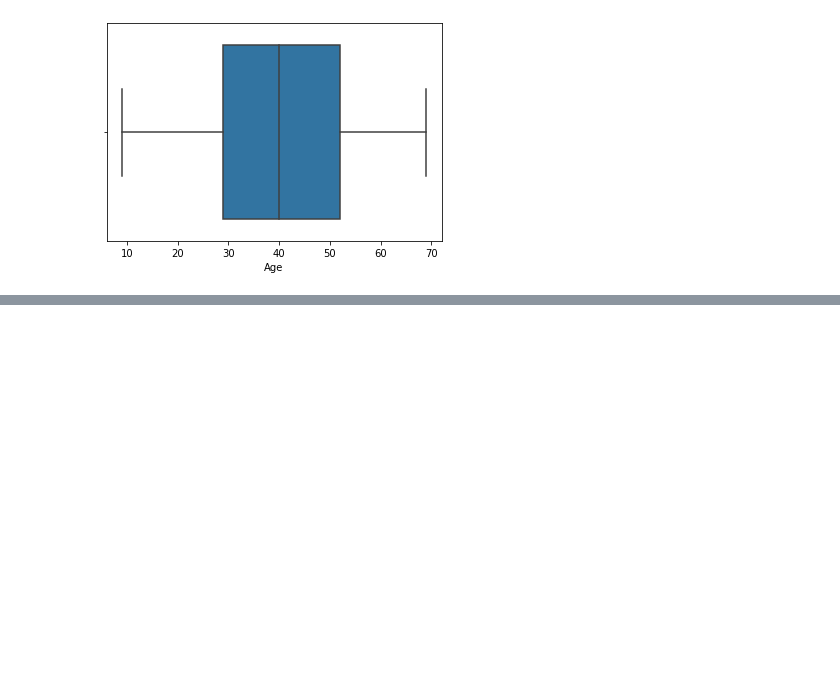
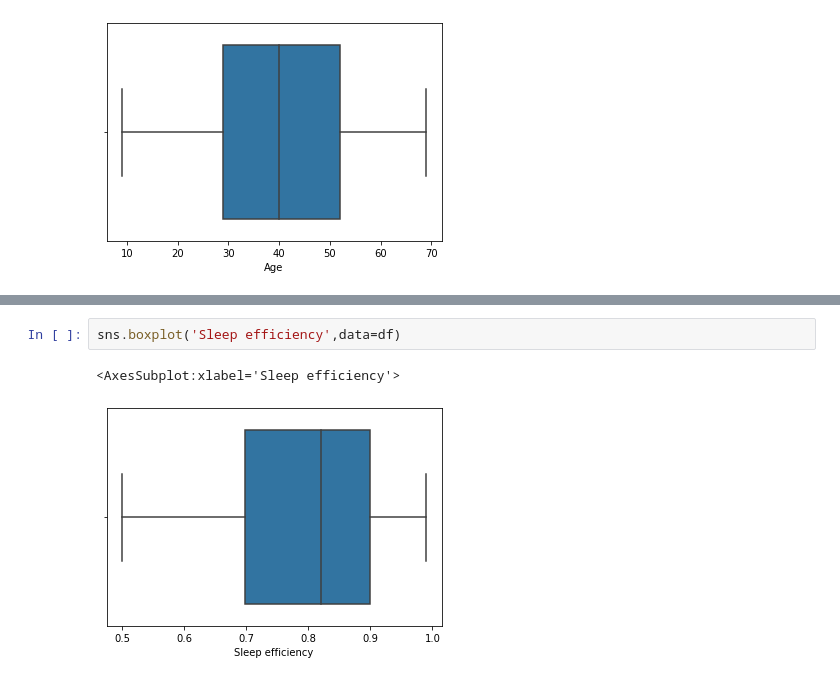
Before and after one commit to malavikasreekumar/Data-Cleaning, a Jupyter notebook: Sleep.ipynb, the cells around one changed output, grey strips where cells are left out. Drawn from its saved outputs; the diff is of its cells as text; blank space fills up the shorter version.

Commit message:
No outliers in sleep efficiency

```diff
--- a/Sleep.ipynb
+++ b/Sleep.ipynb
@@ -102,0 +126,5 @@ sns.boxplot('Caffeine consumption',data=df)
+# %%
+sns.boxplot('Sleep efficiency',data=df)
+# %% [output]
+<AxesSubplot:xlabel='Sleep efficiency'>
+[figure, added]
```
Also changed, not shown: parts of 6 cells of this notebook.
